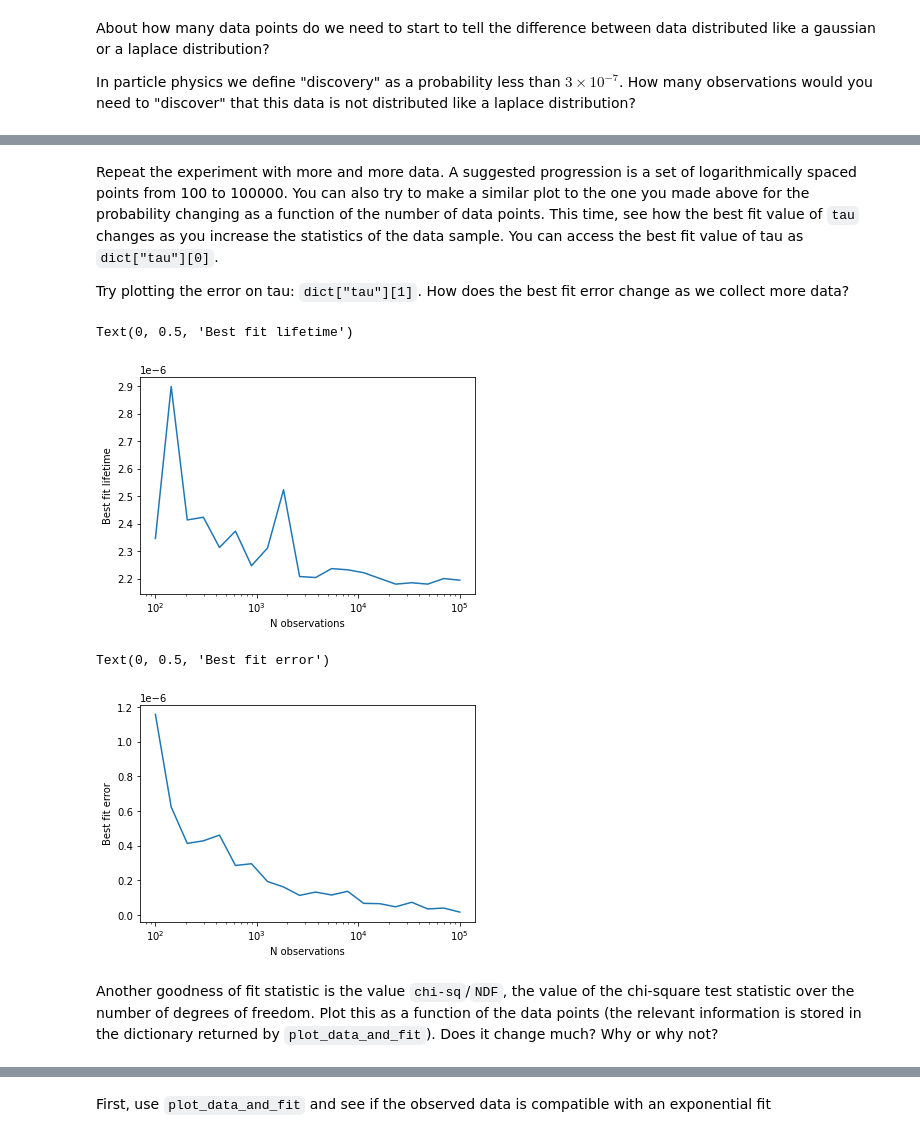
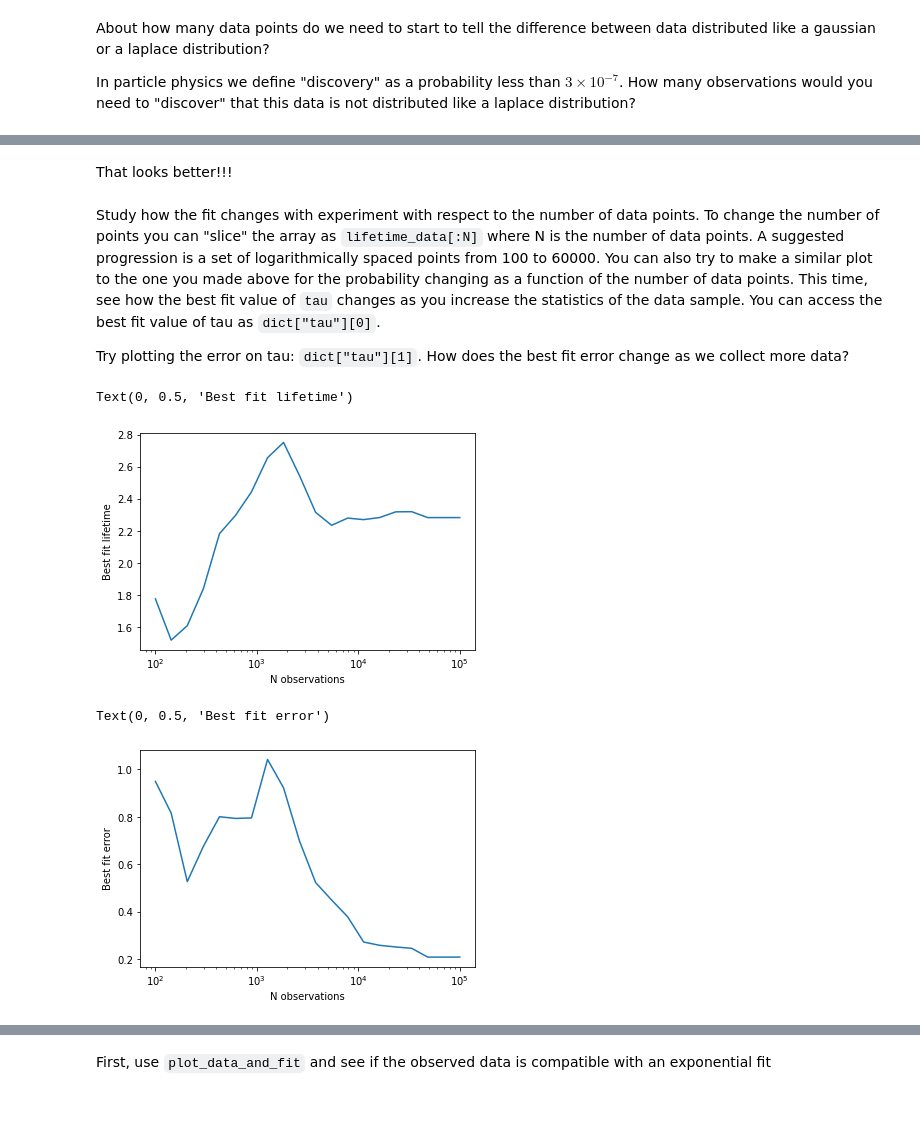
Before and after one commit to kmnelson/michigan-math-science-scolars, a Jupyter notebook: notebooks/DataAnalysisSolutions.ipynb, the cells around one changed output, grey strips where cells are left out. Saved outputs shown, nothing was run; the diff lists cells and outputs as text; code cells hidden in the pictures; blank space fills up the shorter version.

Commit message:
Update notebook for data analysis withth observed muon lifetime data

```diff
--- a/notebooks/DataAnalysisSolutions.ipynb
+++ b/notebooks/DataAnalysisSolutions.ipynb
@@ -281,0 +285,5 @@ tau : 2.462872419018271e-06 +/- 0.002568711190553772
+# %%
+# run this code block without modification
+import cloudpickle as cp
+from urllib.request import urlopen
+lifetime_data = cp.load(urlopen("https://kenelson.web.cern.ch/kenelson/teaching/muon_lifetime.pkl"))
@@ -281,0 +294,2 @@ tau : 2.462872419018271e-06 +/- 0.002568711190553772
+# %%
+plot_data_and_fit(lifetime_data, function=exponential, num_bins=40)
@@ -281,0 +308,3 @@ tau : 2.462872419018271e-06 +/- 0.002568711190553772
+# %%
+lifetime_data = lifetime_data[lifetime_data<3]
+plot_data_and_fit(lifetime_data, function=exponential, num_bins=40)
@@ -282,5 +321,7 @@ tau : 2.462872419018271e-06 +/- 0.002568711190553772
+# %% [markdown]
+That looks better!!!
 # %% [markdown]
-Repeat the experiment with more and more data.  A suggested progression is a set of logarithmically spaced points from 100 to 100000.  You can also try to make a similar plot to the one you made above for the probability changing as a function of the number of data points. This time, see how the best fit value of `tau` changes as you increase the statistics of the data sample.  You can access the best fit value of tau as `dict["tau"][0]`.
+Study how the fit changes with experiment with respect to the number of data points.  To change the number of points you can "slice" the array as `lifetime_data[:N]` where N is the number of data points.  A suggested progression is a set of logarithmically spaced points from 100 to 60000.  You can also try to make a similar plot to the one you made above for the probability changing as a function of the number of data points. This time, see how the best fit value of `tau` changes as you increase the statistics of the data sample.  You can access the best fit value of tau as `dict["tau"][0]`.
 
 Try plotting the error on tau: `dict["tau"][1]`.  How does the best fit error change as we collect more data?
 # %%
@@ -288,8 +329,8 @@ sizes = [int(f) for f in np.logspace(2,5,num=20)]
 exp_probs = []
 
 for s in sizes:
-    local_data = simulate_muon_lifetime(s)
-    exp_dict = plot_data_and_fit(local_data, num_bins=25, doPlot=False, function=exponential, guess=2e-6)
+    local_data = lifetime_data[:s]
+    exp_dict = plot_data_and_fit(local_data, num_bins=25, doPlot=False, function=exponential)
     exp_probs.append(exp_dict["tau"][0])
 
 plt.plot(sizes, exp_probs)
@@ -298,22 +339,20 @@ plt.xlabel('N observations')
 plt.ylabel('Best fit lifetime')
 # %% [output]
 Text(0, 0.5, 'Best fit lifetime')
-[figure, old version]
+[figure, new version]
 # %%
 sizes = [int(f) for f in np.logspace(2,5,num=20)]
 exp_probs = []
 
 for s in sizes:
-    local_data = simulate_muon_lifetime(s)
-    exp_dict = plot_data_and_fit(local_data, num_bins=25, doPlot=False, function=exponential, guess=2e-6)
+    local_data = lifetime_data[:s]
+    exp_dict = plot_data_and_fit(local_data, num_bins=25, doPlot=False, function=exponential)
     exp_probs.append(exp_dict["tau"][1])
 
 plt.plot(sizes, exp_probs)
 plt.xscale('log')
 plt.xlabel('N observations')
 plt.ylabel('Best fit error')
 # %% [output]
 Text(0, 0.5, 'Best fit error')
-[figure, old version]
+[figure, new version]
-# %% [markdown]
-Another goodness of fit statistic is the value `chi-sq`/`NDF`, the value of the chi-square test statistic over the number of degrees of freedom.  Plot this as a function of the data points (the relevant information is stored in the dictionary returned by `plot_data_and_fit`).  Does it change much?  Why or why not?
```
Also changed, not shown: parts of 38 cells of this notebook, 11 other files.
